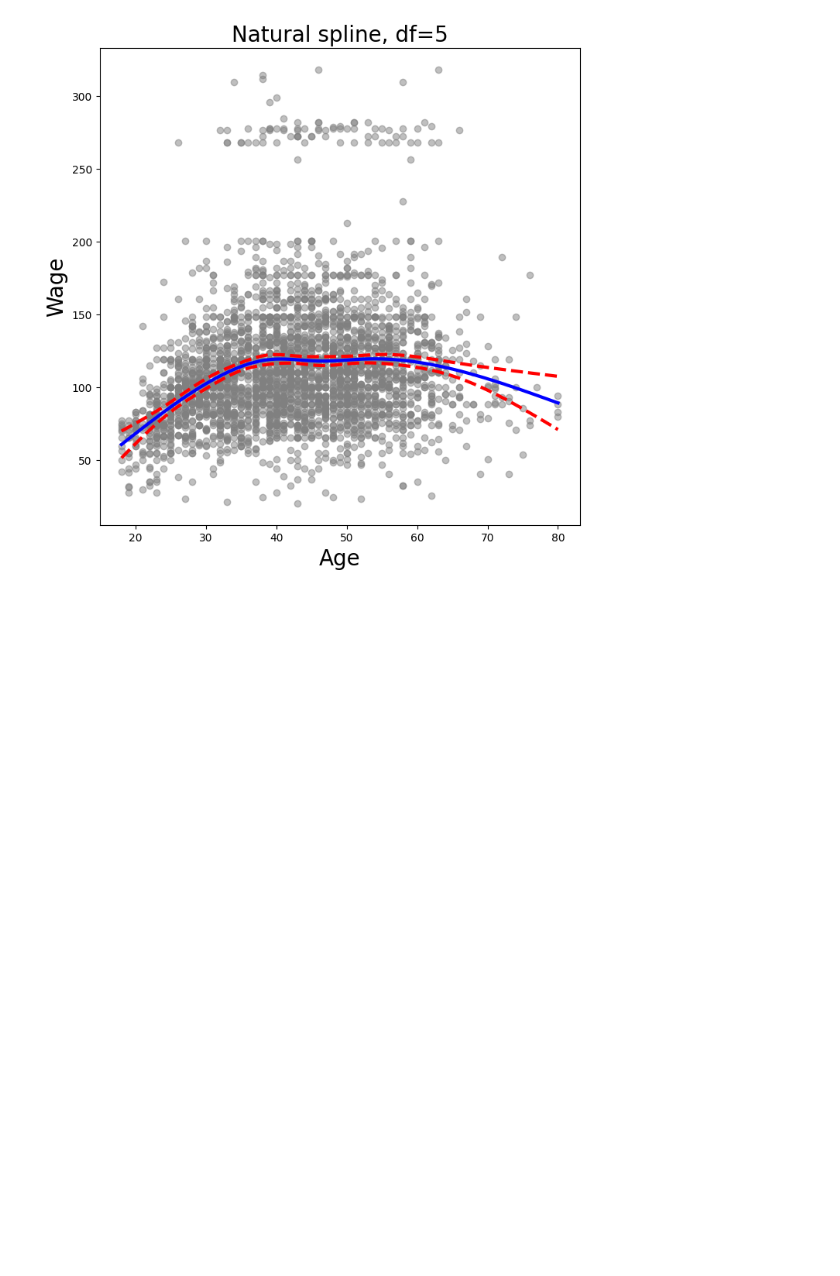
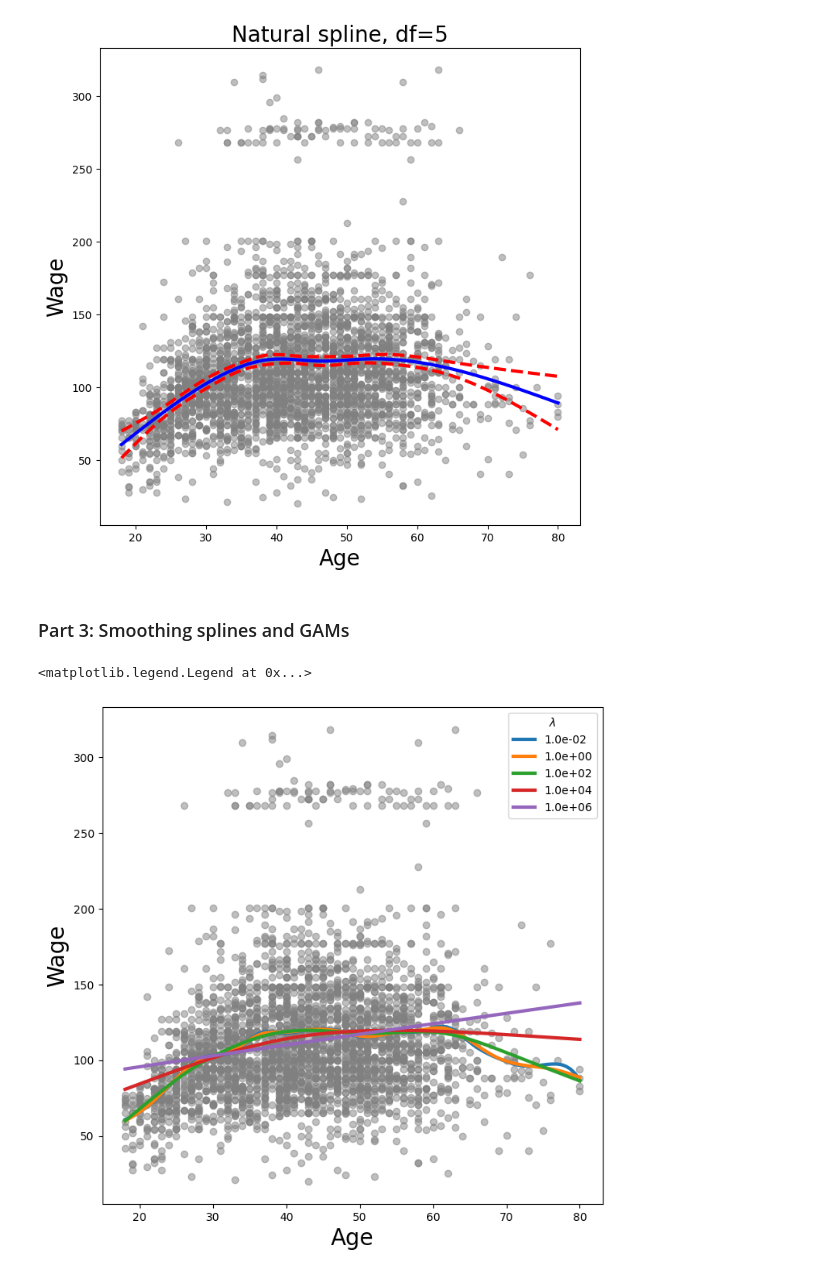
Before and after one commit to QuanPham19/statistical-modeling, a Jupyter notebook: 7-1-non-linear.ipynb, the cells around one changed output. Saved outputs shown, nothing was run; the diff lists cells and outputs as text; code cells hidden in the pictures; blank space fills up the shorter version.

```diff
--- a/7-1-non-linear.ipynb
+++ b/7-1-non-linear.ipynb
@@ -203,3 +203,24 @@ plot_wage_fit(age_df,
 # %% [output]
 <Axes: title={'center': 'Natural spline, df=5'}, xlabel='Age', ylabel='Wage'>
 [figure]
+# %% [markdown]
+### Part 3: Smoothing splines and GAMs
+# %%
+X_age = np.asarray(age).reshape((-1,1))
+gam = LinearGAM(s_gam(0, lam=0.6))
+gam.fit(X_age, y)
+
+fig, ax = plt.subplots(figsize=(8,8))
+ax.scatter(age, y, facecolor='gray', alpha=0.5)
+for lam in np.logspace(-2, 6, 5):
+    gam = LinearGAM(s_gam(0, lam=lam)).fit(X_age, y)
+    ax.plot(age_grid,
+            gam.predict(age_grid),
+            label='{:.1e}'.format(lam),
+            linewidth=3)
+ax.set_xlabel('Age', fontsize=20)
+ax.set_ylabel('Wage', fontsize=20)
+ax.legend(title='$\lambda$')
+# %% [output]
+<matplotlib.legend.Legend at 0x...>
+[figure, added]
```
Also changed, not shown: parts of 21 cells of this notebook.
